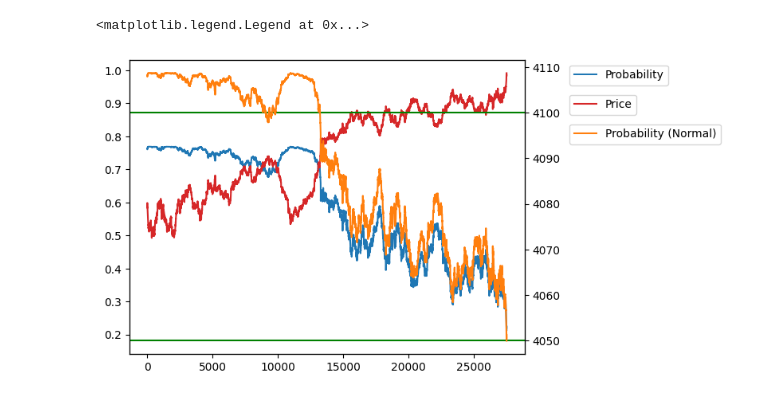
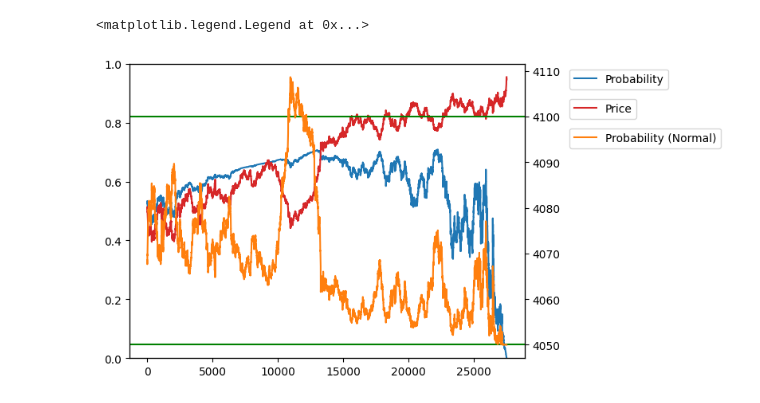
Before and after one commit to doctortrash/kalshi-simulation, a Jupyter notebook: probability_vis.ipynb, the cells around one changed output. Cells and saved outputs as stored; diff of their text form; code cells hidden in the pictures.

Commit message:
started porting cauchy stuffs

```diff
--- a/probability_vis.ipynb
+++ b/probability_vis.ipynb
@@ -9,7 +10,17 @@ UPPER = 4100
 # %%
 # Read data
 df = pd.read_csv('data/apr-10-spx.csv')
-# %%
-# Compute parameters
-df["location"] = df["SPX"]
-df["scale"] = df["SPX"].std()
+# %%
+# Compute parameters
+
+df["returns"]=(df["SPX"]-df["SPX"].shift(1))/(df["SPX"].shift(1))
+df=df.drop(0)
+
+params = cauchy.fit(df["returns"])
+print(params)
+x0,gamma=params
+print(cauchy.cdf((UPPER-TEST)/TEST, x0*27513, gamma*27513**(2/3)) - cauchy.cdf((LOWER-TEST)/TEST, x0*27513, gamma*27513**(2/3)))
+df["x0"]=x0*(27513-df["Index"])
+df["gamma"]=gamma*(27513-df["Index"])**(2/3)
+df["mean"]=np.mean(df["returns"])*(27513-df["Index"])
+df["std"]=np.std(df["returns"])*(27513-df["Index"])**(1/2)
@@ -16,4 +30,6 @@ df["scale"] = df["SPX"].std()
 # %%
 # Compute probability
-df["probability"] = cauchy.cdf(UPPER, df["location"], df["scale"]) - cauchy.cdf(LOWER, df["location"], df["scale"])
-df["probability_norm"] = norm.cdf(UPPER, df["location"], df["scale"]) - norm.cdf(LOWER, df["location"], df["scale"])
+df["probability"] = cauchy.cdf((UPPER-df["SPX"])/df["SPX"],df["x0"], df["gamma"]) - cauchy.cdf((LOWER-df["SPX"])/df["SPX"],df["x0"], df["gamma"])
+df["probability_norm"] = norm.cdf((UPPER-df["SPX"])/df["SPX"], df["mean"], df["std"]) - norm.cdf((LOWER-df["SPX"])/df["SPX"],  df["mean"], df["std"])
+print(df["probability_norm"])
+print(df["probability"])
@@ -20,24 +54,24 @@ df["probability_norm"] = norm.cdf(UPPER, df["location"], df["scale"]) - norm.cdf
 # %%
 # Plot probability and price
 fig, ax1 = plt.subplots()
 ax1.plot(df["Index"], df["probability"], color="tab:blue")
 
 ax2 = ax1.twinx()
 ax2.plot(df["Index"], df["SPX"], color="tab:red")
 ax2.axhline(y=4050, color='g', linestyle='-')
 ax2.axhline(y=4100, color='g', linestyle='-')
 
 ax3 = ax1.twinx()
 ax3.plot(df["Index"], df["probability_norm"], color="tab:orange")
 # Plot ax3 on same scale as ax1
-ax1.set_ylim(ax3.get_ylim())
+ax1.set_ylim(bottom=0, top=1)
 # Don't plot ax3 y axis values
 ax3.set_yticks([])
 
 # Plot legend
 ax1.legend(["Probability"], bbox_to_anchor=(1.10, 1), loc="upper left")
 ax2.legend(["Price"], bbox_to_anchor=(1.10, 0.9), loc="upper left")
 ax3.legend(["Probability (Normal)"], bbox_to_anchor=(1.10, 0.8), loc="upper left")
 # %% [output]
 <matplotlib.legend.Legend at 0x...>
-[figure, old version]
+[figure, new version]
```
Also changed, not shown: parts of 3 cells of this notebook, 2 other files.
